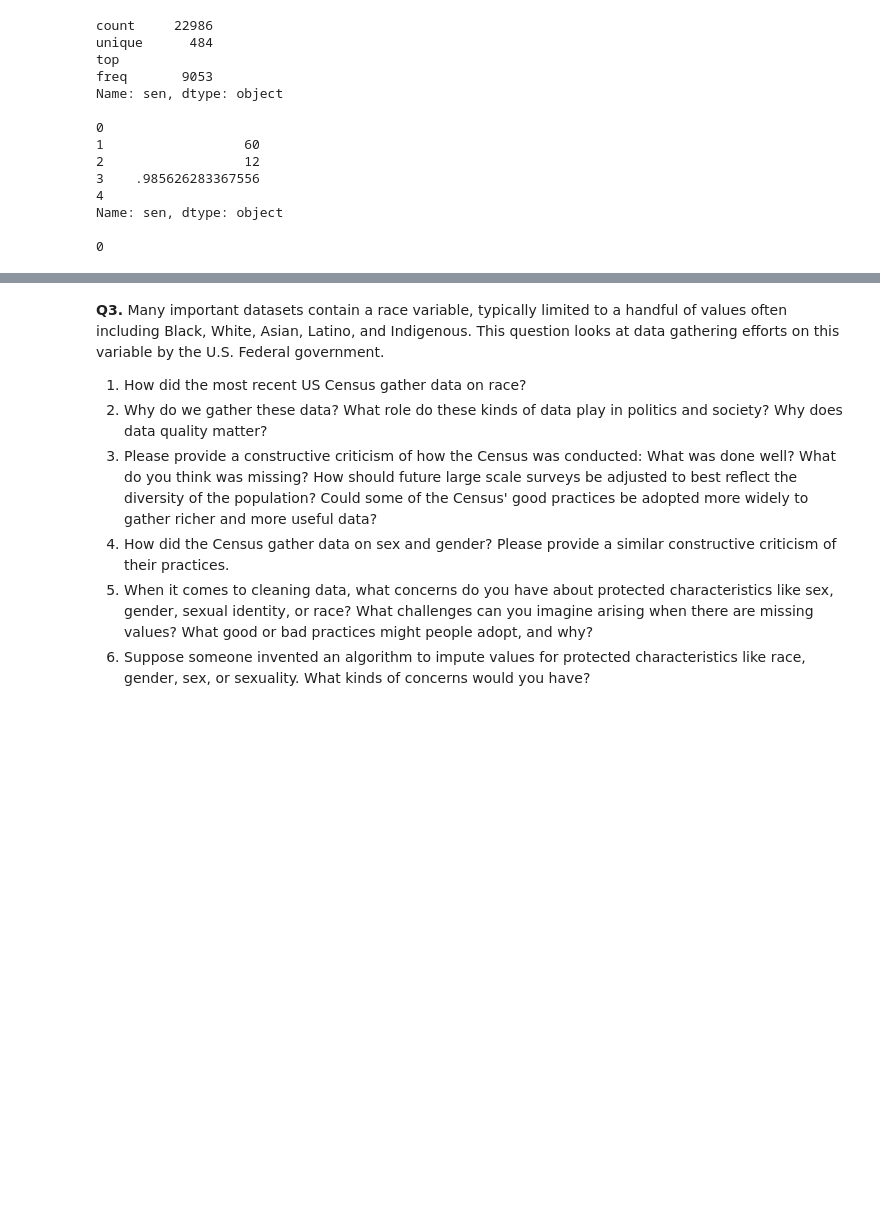
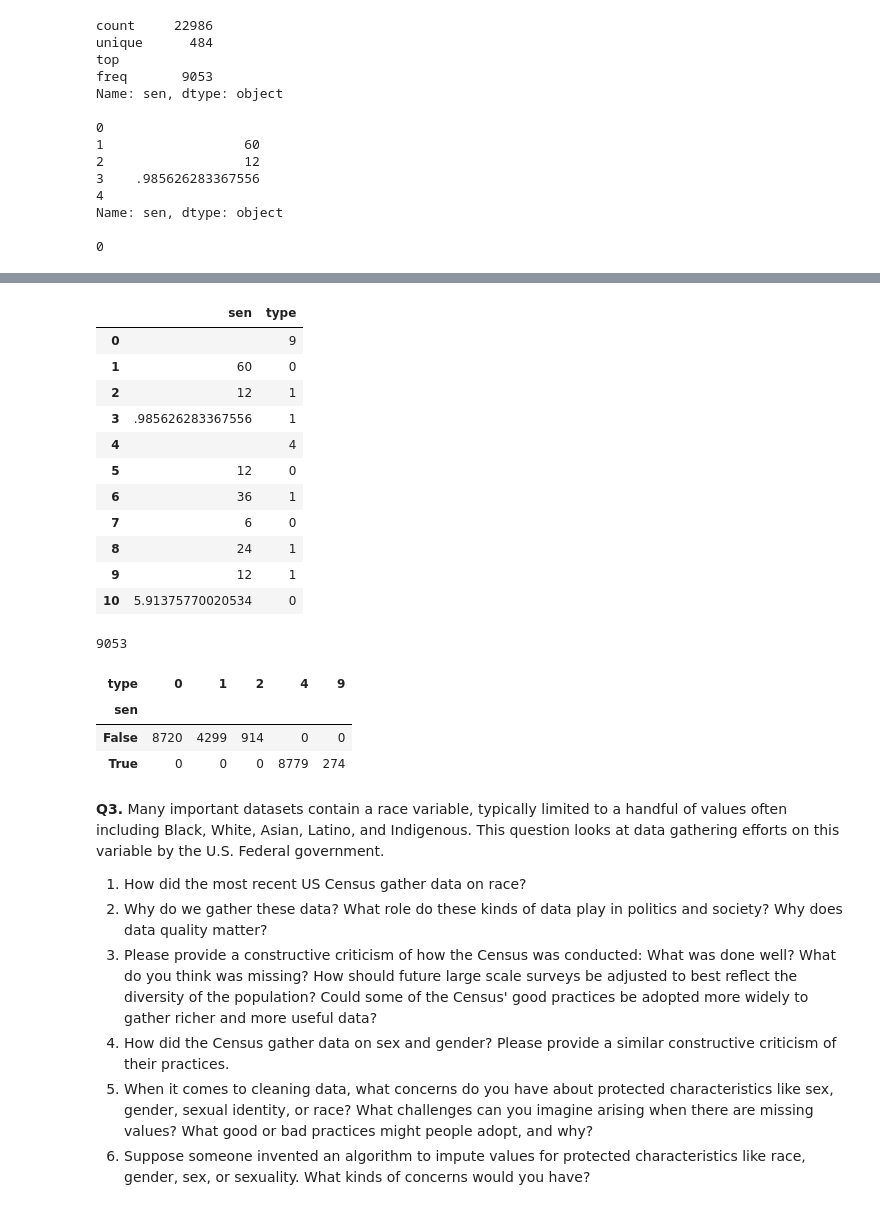
Before and after one commit to adaire2/wrangling, a Jupyter notebook: assignment/assignment_draft.ipynb, the cells around one changed output, grey strips where cells are left out. Cells and saved outputs as stored; diff of their text form; code cells hidden in the pictures; blank space fills up the shorter version.

```diff
--- a/assignment/assignment_draft.ipynb
+++ b/assignment/assignment_draft.ipynb
@@ -249,6 +249,7 @@ trial['ImposedSentenceAllChargeInContactEvent'].describe
 Name: ImposedSentenceAllChargeInContactEvent, Length: 22986, dtype: object>
 # %%
 trial = trial.rename(columns = {'ImposedSentenceAllChargeInContactEvent': 'sen'})
+trial = trial.rename(columns = {'SentenceTypeAllChargesAtConvictionInContactEvent': 'type'})
 print(trial['sen'].describe(), '\n')
 print(trial['sen'].head(), '\n')
 print(trial['sen'].isnull().sum())
@@ -270,3 +287,32 @@ Name: sen, dtype: object
+# %%
+trial.loc[0:10,('sen','type')] # it looks like the imposed sentence is missing when the sentence type is coded as 9 or 4
+#when checking the codebook, 4 means other, and 9 means n/a
+# %% [output]
+|  | sen | type |
+| 0 |  | 9 |
+| 1 | 60 | 0 |
+| 2 | 12 | 1 |
+| 3 | .985626283367556 | 1 |
+| 4 |  | 4 |
+| 5 | 12 | 0 |
+| 6 | 36 | 1 |
+| 7 | 6 | 0 |
+| 8 | 24 | 1 |
+| 9 | 12 | 1 |
+| 10 | 5.91375770020534 | 0 |
+# %%
+NAsen = sen.isnull() #making a dummy variable to hold them empty values
+print(NAsen.sum())
+#that is a lot of values that are either no sentence or a missing sentence
+# %% [output]
+9053
+# %%
+pd.crosstab(NAsen, type) #just checking that when the values are null, they are in the 4 and 9 of type
+# %% [output]
+| type | 0 | 1 | 2 | 4 | 9 |
+| sen |  |  |  |  |  |
+| False | 8720 | 4299 | 914 | 0 | 0 |
+| True | 0 | 0 | 0 | 8779 | 274 |
 # %% [markdown]
 **Q3.** Many important datasets contain a race variable, typically limited to a handful of values often including Black, White, Asian, Latino, and Indigenous. This question looks at data gathering efforts on this variable by the U.S. Federal government.
 
```
Also changed, not shown: parts of 2 cells of this notebook.
